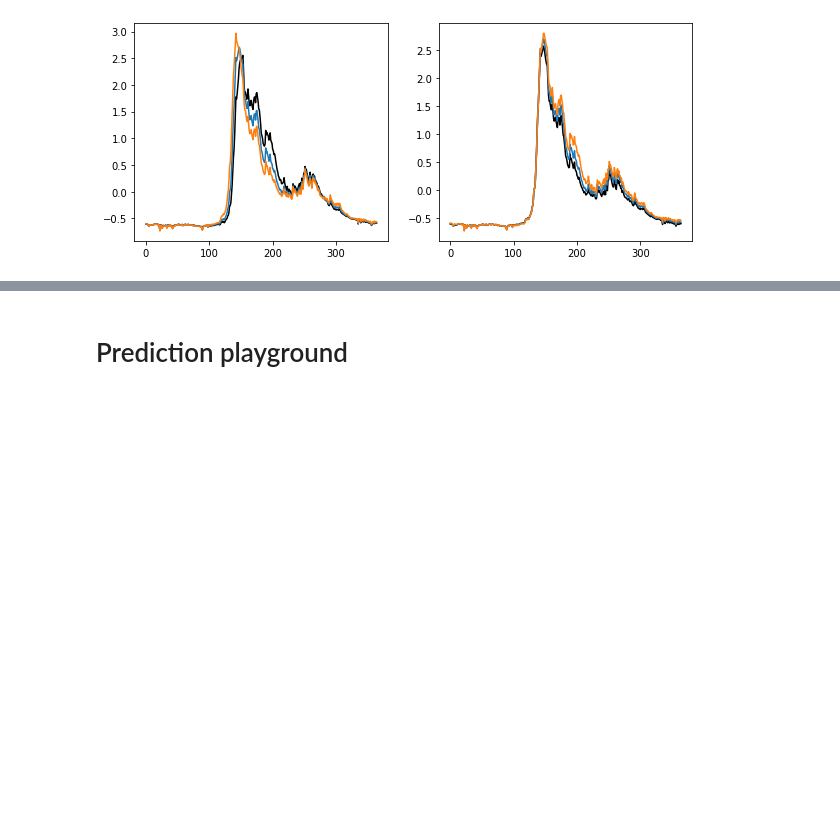
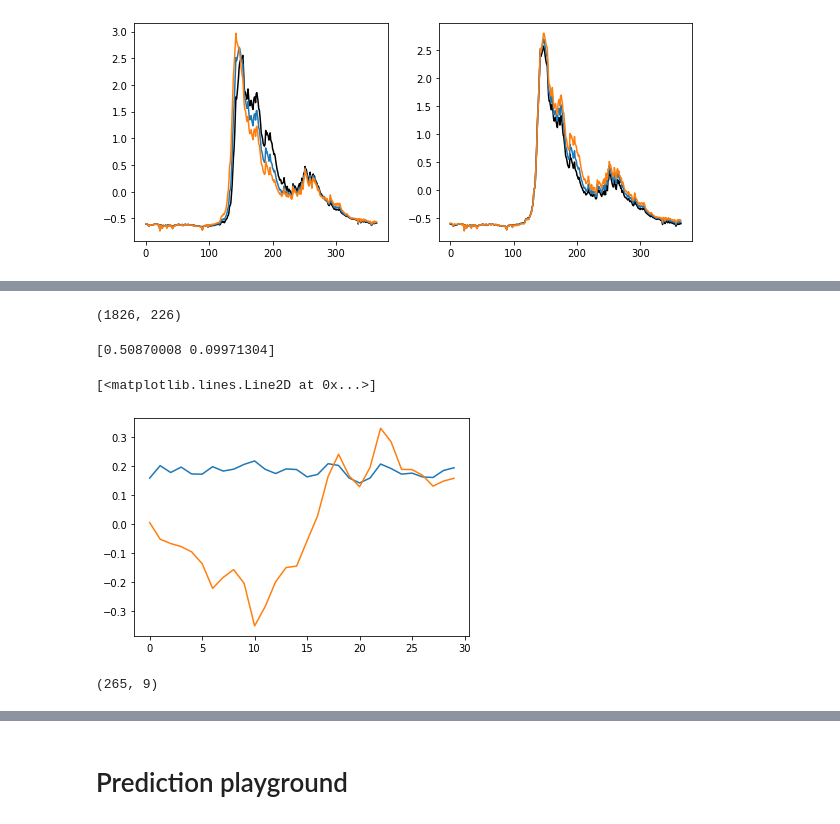
Before and after one commit to andersonsam/cnn_lstm_interpret, a Jupyter notebook: glacier_PC_space.ipynb, the cells around one changed output, grey strips where cells are left out. Cells and saved outputs as stored; diff of their text form; code cells hidden in the pictures; blank space fills up the shorter version.

```diff
--- a/glacier_PC_space.ipynb
+++ b/glacier_PC_space.ipynb
@@ -14,6 +14,7 @@
 #         |__ heat_maps/
 
 dir_data = '/content/drive/My Drive/Colab Notebooks/cnn_lstm_era/data' #where to store data
+dir_data_temporary = '/content/drive/My Drive/Colab Notebooks/cnn_lstm_era/data/temporary' #where to store data temporarily
 dir_models = '/content/drive/My Drive/Colab Notebooks/cnn_lstm_era/models' #where to save trained models
 dir_output = '/content/drive/My Drive/Colab Notebooks/cnn_lstm_era/output' #where to save trained model outputs
 
@@ -1393,0 +1743,4 @@ plt.plot(y_test_predict_Pperturbs[days,station,2])
+# %%
+np.shape(y_test_south)
+# %% [output]
+(1826, 226)
@@ -1393,0 +1821,52 @@ plt.plot(y_test_predict_Pperturbs[days,station,2])
+# %%
+#do PCA
+
+#develop PCA on model output (temporally complete)
+n_components = 2
+pca = PCA(n_components = n_components).fit(PCA_input)
+frac_var = pca.explained_variance_ratio_
+eigvecs = pca.components_
+PCs = pca.transform(PCA_input)
+
+PCs_perturb = np.zeros((9540,n_components,Nperturbs))
+for kk in range(Nperturbs):
+  PCs_perturb[:,:,kk] = pca.transform(PCA_input_perturb[:,:,kk])
+
+#calculate mean PCs
+
+PC0_stations = np.zeros((Nstations, 36))
+PC0_mean = np.zeros(Nstations)
+PC0_std = np.zeros(Nstations)
+
+PC0_perturb_stations = np.zeros((Nstations, 36, Nperturbs))
+PC0_perturb_mean = np.zeros((Nstations, Nperturbs))
+PC0_perturb_std = np.zeros((Nstations, Nperturbs))
+
+component = 0
+
+for station in range(Nstations):
+
+  inds = np.arange(station, Nstations*36, Nstations)
+  PC0_stations[station,:] = PCs[inds,component]
+  PC0_mean[station] = np.mean(PC0_stations[station,:])
+  PC0_std[station] = np.std(PC0_stations[station,:])
+
+  for perturb in range(Nperturbs):
+
+    PC0_perturb_stations[station,:,perturb] = PCs_perturb[inds,component,perturb]
+    PC0_perturb_mean[station,perturb] = np.mean(PC0_perturb_stations[station,:,perturb])
+    PC0_perturb_std[station,perturb] = np.std(PC0_perturb_stations[station,:,perturb])
+
+print(frac_var)
+# %% [output]
+[0.50870008 0.09971304]
+# %%
+plt.plot(eigvecs[0])
+plt.plot(eigvecs[1])
+# %% [output]
+[<matplotlib.lines.Line2D at 0x...>]
+[figure, added]
+# %%
+np.shape(PC0_perturb_mean)
+# %% [output]
+(265, 9)
```
Also changed, not shown: parts of 18 cells of this notebook.
